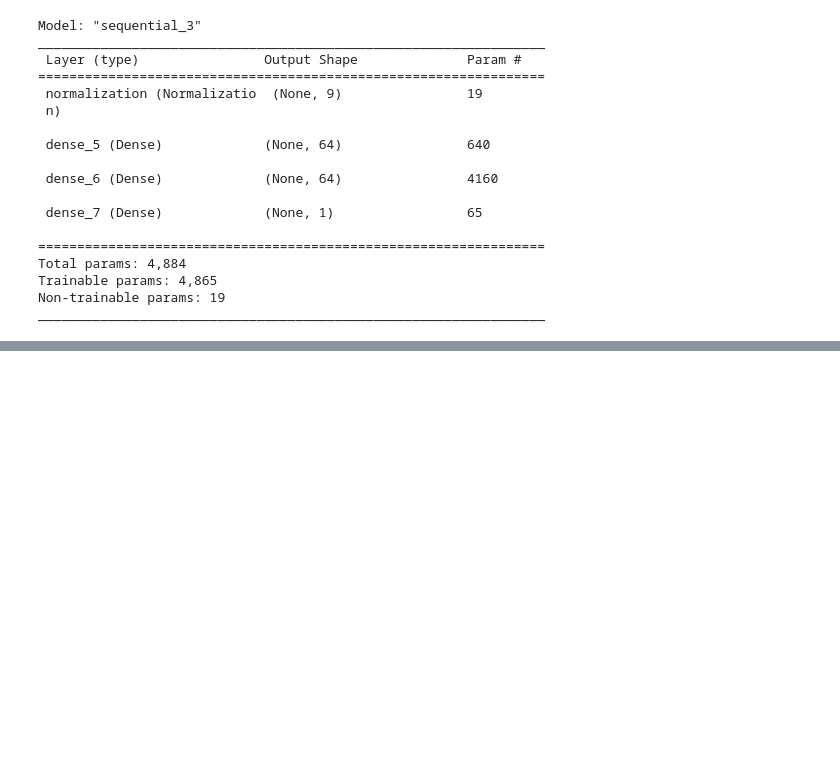
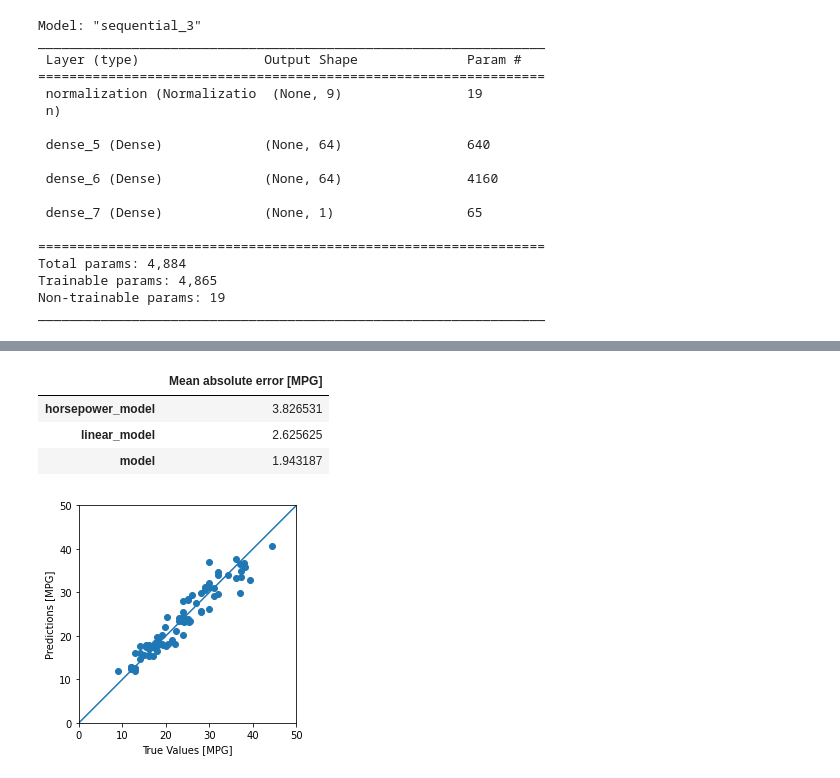
Before and after one commit to Srushanth/Predict-Fuel-Efficiency-using-TensorFlow, a Jupyter notebook: Solution.ipynb, the cells around one changed output, grey strips where cells are left out. Drawn from its saved outputs; the diff is of its cells as text; code cells hidden in the pictures; blank space fills up the shorter version.

```diff
--- a/Solution.ipynb
+++ b/Solution.ipynb
@@ -637,0 +640,20 @@ plot_loss(history)
+# %%
+pd.DataFrame(test_results, index=['Mean absolute error [MPG]']).T
+# %% [output]
+|  | Mean absolute error [MPG] |
+| horsepower_model | 3.826531 |
+| linear_model | 2.625625 |
+| model | 1.943187 |
+# %%
+test_predictions = model.predict(X_test).flatten()
+# %%
+a = plt.axes(aspect='equal')
+plt.scatter(y_test, test_predictions)
+plt.xlabel('True Values [MPG]')
+plt.ylabel('Predictions [MPG]')
+lims = [0, 50]
+plt.xlim(lims)
+plt.ylim(lims)
+_ = plt.plot(lims, lims)
+# %% [output]
+[figure, added]
```
Also changed, not shown: parts of 36 cells of this notebook, 4 other files.
